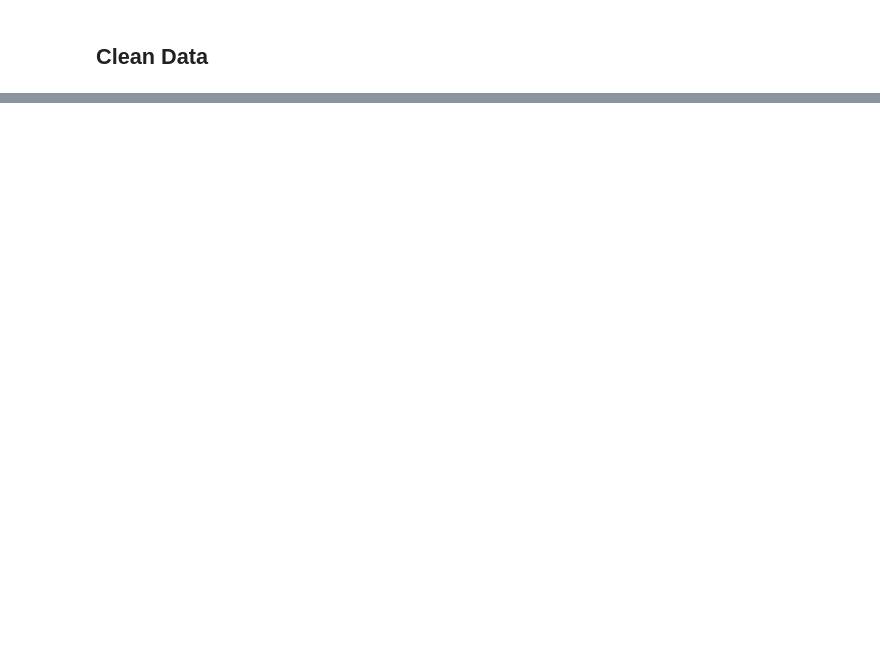
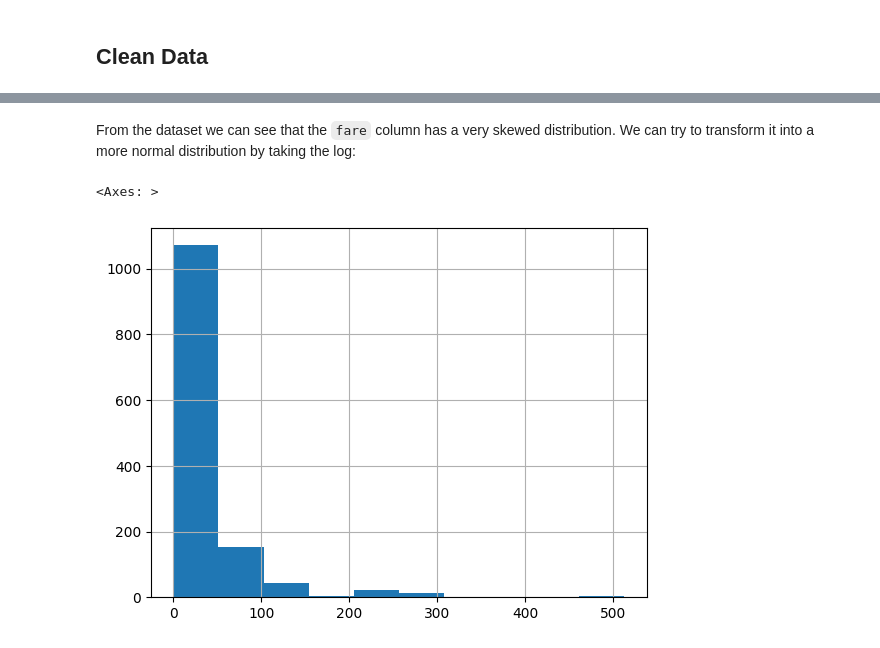
Before and after one commit to jamieoliver/titanic-dataset-2410, a Jupyter notebook: prepare-dataset.ipynb, the cells around one changed output, grey strips where cells are left out. Cells and saved outputs as stored; diff of their text form; code cells hidden in the pictures; blank space fills up the shorter version.

```diff
--- a/prepare-dataset.ipynb
+++ b/prepare-dataset.ipynb
@@ -275,0 +42,2 @@ CommitInfo(commit_url='https://huggingface.co/datasets/jamieoliver/titanic-2410/
+# %%
+data.drop(columns=['boat', 'body', 'home.dest'], inplace=True)
@@ -275,0 +59,3 @@ CommitInfo(commit_url='https://huggingface.co/datasets/jamieoliver/titanic-2410/
+# %%
+modes = data.mode().iloc[0]
+modes
@@ -275,0 +75,3 @@ CommitInfo(commit_url='https://huggingface.co/datasets/jamieoliver/titanic-2410/
+# %%
+data.fillna(modes, inplace=True)
+data.isnull().sum()
@@ -275,0 +107,7 @@ CommitInfo(commit_url='https://huggingface.co/datasets/jamieoliver/titanic-2410/
+# %% [markdown]
+From the dataset we can see that the `fare` column has a very skewed distribution. We can try to transform it into a more normal distribution by taking the log:
+# %%
+data['fare'].hist()
+# %% [output]
+<Axes: >
+[figure, added]
```
Also changed, not shown: parts of 63 cells of this notebook.
